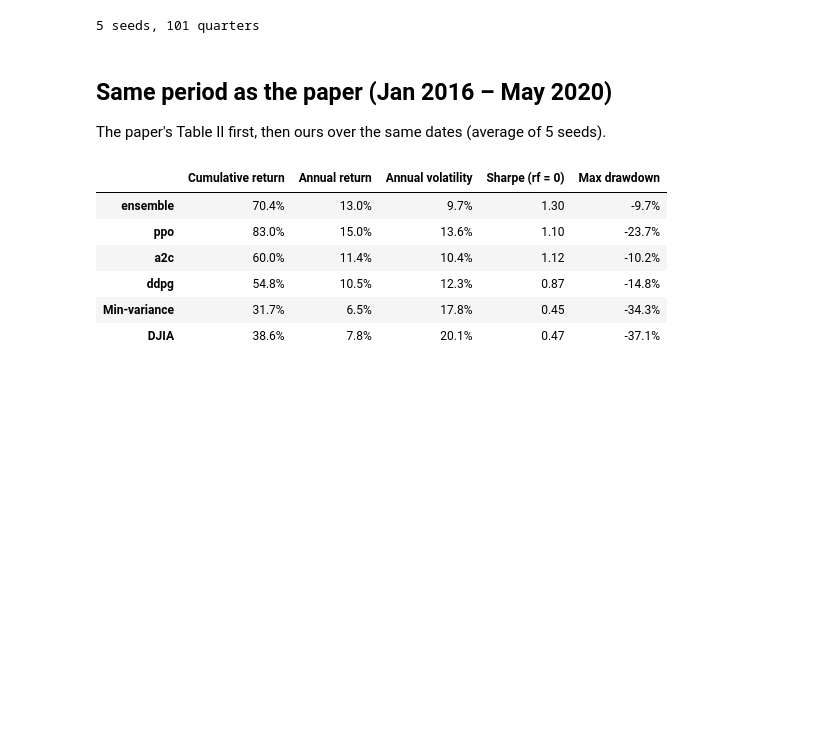
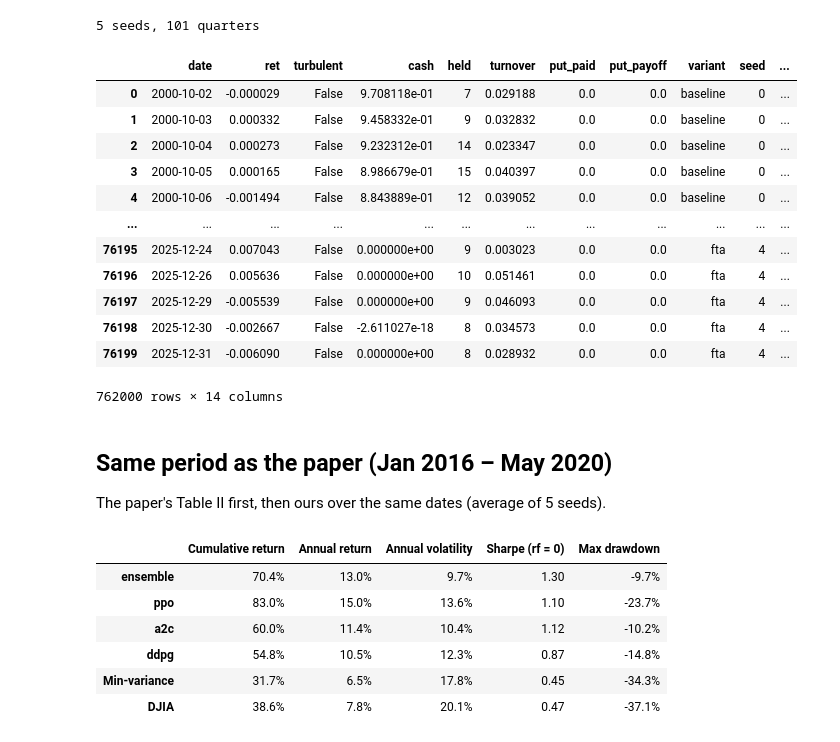
Before and after one commit to byerken/deep-rl-djia-trading, a Jupyter notebook: 3_baseline.ipynb, the cells around one changed output. Drawn from its saved outputs; the diff is of its cells as text; code cells hidden in the pictures; blank space fills up the shorter version.

```diff
--- a/3_baseline.ipynb
+++ b/3_baseline.ipynb
@@ -26,6 +27,22 @@ paper = bt[(bt.variant == 'baseline') & (bt.rule == 'sell')]   # the paper's set
 print(paper.seed.nunique(), 'seeds,', paper.fold.nunique(), 'quarters')
 # %% [output]
 5 seeds, 101 quarters
+# %%
+bt
+# %% [output]
+|  | date | ret | turbulent | cash | held | turnover | put_paid | put_payoff | variant | seed | ... |
+| 0 | 2000-10-02 | -0.000029 | False | 9.708118e-01 | 7 | 0.029188 | 0.0 | 0.0 | baseline | 0 | ... |
+| 1 | 2000-10-03 | 0.000332 | False | 9.458332e-01 | 9 | 0.032832 | 0.0 | 0.0 | baseline | 0 | ... |
+| 2 | 2000-10-04 | 0.000273 | False | 9.232312e-01 | 14 | 0.023347 | 0.0 | 0.0 | baseline | 0 | ... |
+| 3 | 2000-10-05 | 0.000165 | False | 8.986679e-01 | 15 | 0.040397 | 0.0 | 0.0 | baseline | 0 | ... |
+| 4 | 2000-10-06 | -0.001494 | False | 8.843889e-01 | 12 | 0.039052 | 0.0 | 0.0 | baseline | 0 | ... |
+| ... | ... | ... | ... | ... | ... | ... | ... | ... | ... | ... | ... |
+| 76195 | 2025-12-24 | 0.007043 | False | 0.000000e+00 | 9 | 0.003023 | 0.0 | 0.0 | fta | 4 | ... |
+| 76196 | 2025-12-26 | 0.005636 | False | 0.000000e+00 | 10 | 0.051461 | 0.0 | 0.0 | fta | 4 | ... |
+| 76197 | 2025-12-29 | -0.005539 | False | 0.000000e+00 | 9 | 0.046093 | 0.0 | 0.0 | fta | 4 | ... |
+| 76198 | 2025-12-30 | -0.002667 | False | -2.611027e-18 | 8 | 0.034573 | 0.0 | 0.0 | fta | 4 | ... |
+| 76199 | 2025-12-31 | -0.006090 | False | 0.000000e+00 | 8 | 0.028932 | 0.0 | 0.0 | fta | 4 | ... |
+762000 rows × 14 columns
 # %% [markdown]
 ## Same period as the paper (Jan 2016 – May 2020)
 The paper's Table II first, then ours over the same dates (average of 5 seeds).
```
Also changed, not shown: parts of 4 cells of this notebook, 15 other files.
